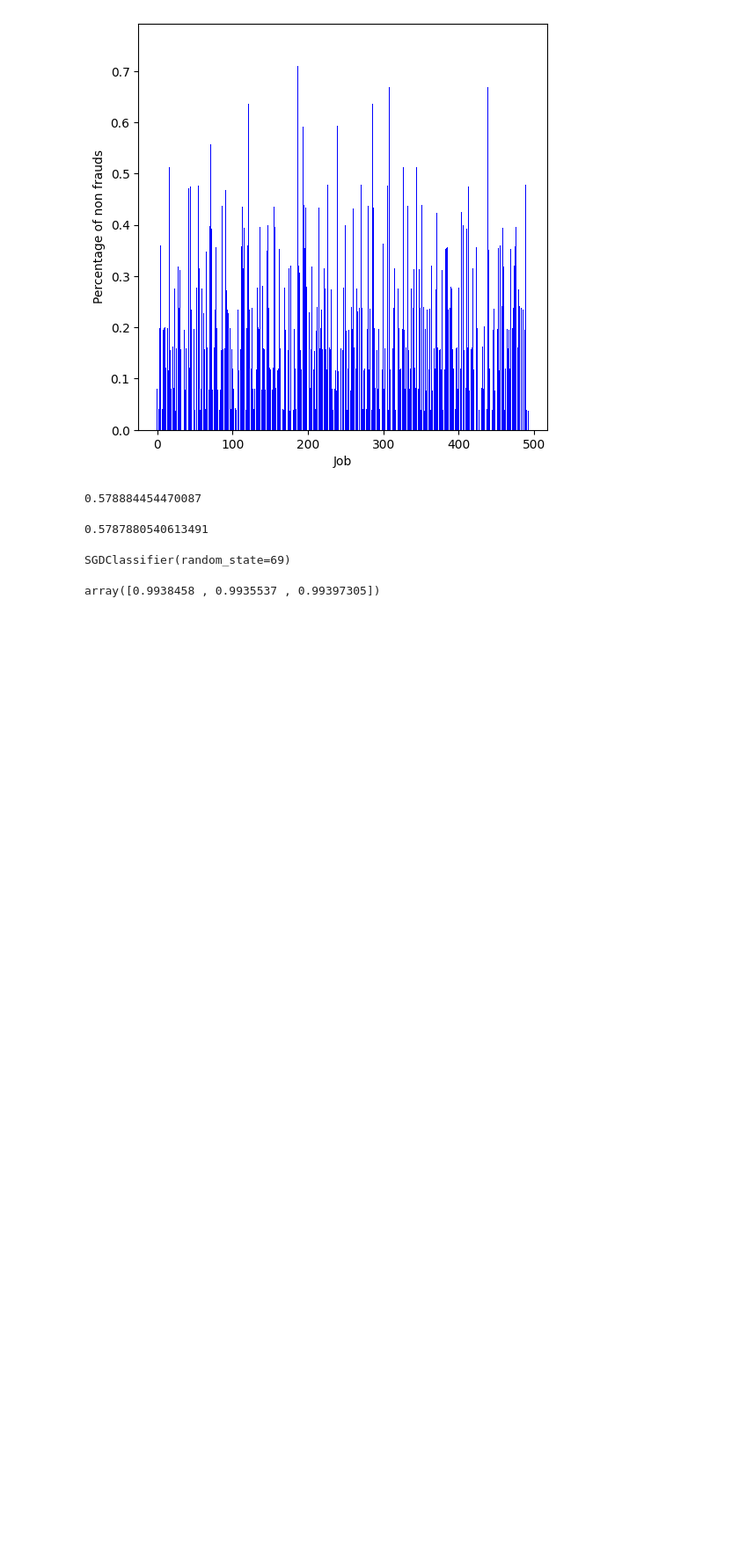
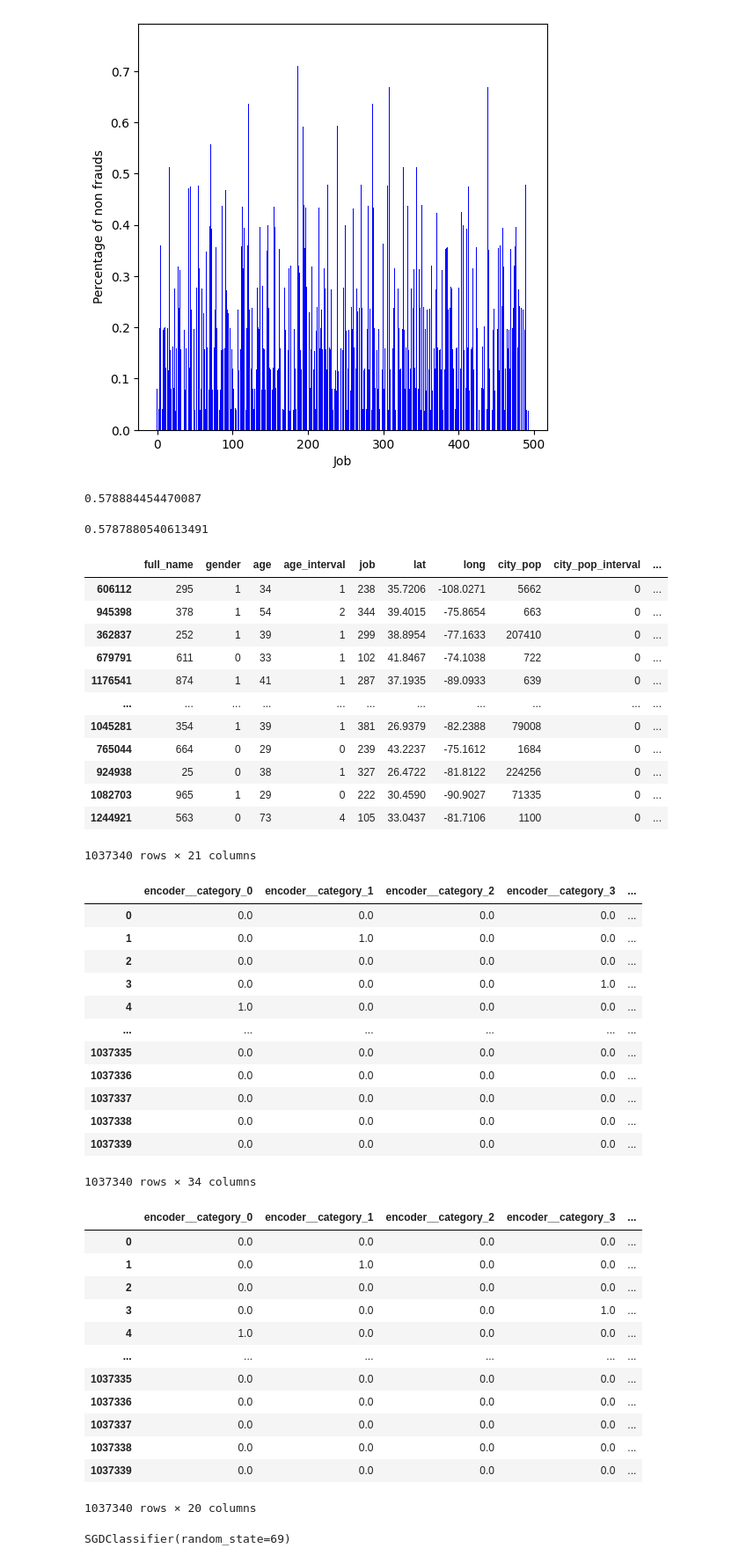
Before and after one commit to SenZmaKi/NyakaMwizi, a Jupyter notebook: nyakamwizi.ipynb, the cells around one changed output. Shown at 88% size. Drawn from its saved outputs; the diff is of its cells as text; code cells hidden in the pictures; blank space fills up the shorter version.

Commit message:
feat: Add one_hot_encode

```diff
--- a/nyakamwizi.ipynb
+++ b/nyakamwizi.ipynb
@@ -322,6 +315,78 @@ display((len(y_test[y_test==1])/len(x_test))*100)
 # %% [output]
 0.578884454470087
 0.5787880540613491
+# %%
+def further_feature_selection(df: pd.DataFrame, features: list[str])->pd.DataFrame:
+    copy = df.copy()
+    for feat in features:
+        copy = copy.drop(feat, axis=1)
+    return copy
+
+display(x_train)
+
+from sklearn.compose import ColumnTransformer
+def one_hot_encode(df: pd.DataFrame, features: list[str])->pd.DataFrame:
+    copy = df.copy()
+    preprocessor = ColumnTransformer(
+        transformers=[("encoder", preprocessing.OneHotEncoder(), features)],
+        remainder="passthrough"
+    )
+    prefix = "remainder__"
+    encoded = preprocessor.fit_transform(copy)
+    new_names = preprocessor.get_feature_names_out(df.columns)
+    for idx, name in enumerate(new_names):
+        if name.startswith(prefix):
+            new_names[idx] = name[len(prefix):]
+
+    df_encoded = pd.DataFrame(encoded, columns=new_names)
+    return df_encoded
+
+x_train_one_hot = one_hot_encode(x_train, ["category"])
+display(x_train_one_hot)
+#x_train = further_feature_selection(x_train, ["full_name", "year", "dow", "dom", "month", "merch_long", "merch_lat", "lat", "long"])
+#x_train_further = further_feature_selection(x_train, ["age_interval", "city_pop_interval", "full_name", "job", "lat", "long", "merch_name", "merch_long", "merch_lat", "amt_interval", "category", "time_interval", "dow", "dom", "month", "year"])
+x_train_further = further_feature_selection(x_train_one_hot, ["age_interval", "city_pop_interval", "full_name", "merch_long", "merch_lat", "long", "lat", "merch_name", "amt_interval", "time_interval", "dow", "dom", "month", "year"])
+display(x_train_further)
+# %% [output]
+|  | full_name | gender | age | age_interval | job | lat | long | city_pop | city_pop_interval | ... |
+| 606112 | 295 | 1 | 34 | 1 | 238 | 35.7206 | -108.0271 | 5662 | 0 | ... |
+| 945398 | 378 | 1 | 54 | 2 | 344 | 39.4015 | -75.8654 | 663 | 0 | ... |
+| 362837 | 252 | 1 | 39 | 1 | 299 | 38.8954 | -77.1633 | 207410 | 0 | ... |
+| 679791 | 611 | 0 | 33 | 1 | 102 | 41.8467 | -74.1038 | 722 | 0 | ... |
+| 1176541 | 874 | 1 | 41 | 1 | 287 | 37.1935 | -89.0933 | 639 | 0 | ... |
+| ... | ... | ... | ... | ... | ... | ... | ... | ... | ... | ... |
+| 1045281 | 354 | 1 | 39 | 1 | 381 | 26.9379 | -82.2388 | 79008 | 0 | ... |
+| 765044 | 664 | 0 | 29 | 0 | 239 | 43.2237 | -75.1612 | 1684 | 0 | ... |
+| 924938 | 25 | 0 | 38 | 1 | 327 | 26.4722 | -81.8122 | 224256 | 0 | ... |
+| 1082703 | 965 | 1 | 29 | 0 | 222 | 30.4590 | -90.9027 | 71335 | 0 | ... |
+| 1244921 | 563 | 0 | 73 | 4 | 105 | 33.0437 | -81.7106 | 1100 | 0 | ... |
+1037340 rows × 21 columns
+|  | encoder__category_0 | encoder__category_1 | encoder__category_2 | encoder__category_3 | ... |
+| 0 | 0.0 | 0.0 | 0.0 | 0.0 | ... |
+| 1 | 0.0 | 1.0 | 0.0 | 0.0 | ... |
+| 2 | 0.0 | 0.0 | 0.0 | 0.0 | ... |
+| 3 | 0.0 | 0.0 | 0.0 | 1.0 | ... |
+| 4 | 1.0 | 0.0 | 0.0 | 0.0 | ... |
+| ... | ... | ... | ... | ... | ... |
+| 1037335 | 0.0 | 0.0 | 0.0 | 0.0 | ... |
+| 1037336 | 0.0 | 0.0 | 0.0 | 0.0 | ... |
+| 1037337 | 0.0 | 0.0 | 0.0 | 0.0 | ... |
+| 1037338 | 0.0 | 0.0 | 0.0 | 0.0 | ... |
+| 1037339 | 0.0 | 0.0 | 0.0 | 0.0 | ... |
+1037340 rows × 34 columns
+|  | encoder__category_0 | encoder__category_1 | encoder__category_2 | encoder__category_3 | ... |
+| 0 | 0.0 | 0.0 | 0.0 | 0.0 | ... |
+| 1 | 0.0 | 1.0 | 0.0 | 0.0 | ... |
+| 2 | 0.0 | 0.0 | 0.0 | 0.0 | ... |
+| 3 | 0.0 | 0.0 | 0.0 | 1.0 | ... |
+| 4 | 1.0 | 0.0 | 0.0 | 0.0 | ... |
+| ... | ... | ... | ... | ... | ... |
+| 1037335 | 0.0 | 0.0 | 0.0 | 0.0 | ... |
+| 1037336 | 0.0 | 0.0 | 0.0 | 0.0 | ... |
+| 1037337 | 0.0 | 0.0 | 0.0 | 0.0 | ... |
+| 1037338 | 0.0 | 0.0 | 0.0 | 0.0 | ... |
+| 1037339 | 0.0 | 0.0 | 0.0 | 0.0 | ... |
+1037340 rows × 20 columns
 # %%
 from sklearn.linear_model import SGDClassifier
 sgd_clf = SGDClassifier(random_state=69)
@@ -330,8 +394,2 @@ sgd_clf.fit(x_train, y_train)
 # %% [output]
 SGDClassifier(random_state=69)
-# %%
-from sklearn.model_selection import cross_val_score
-score = cross_val_score(sgd_clf, x_train, y_train, cv=3, scoring="accuracy")
-display(score)
-# %% [output]
-array([0.9938458 , 0.9935537 , 0.99397305])
```
Also changed, not shown: parts of 6 cells of this notebook.
